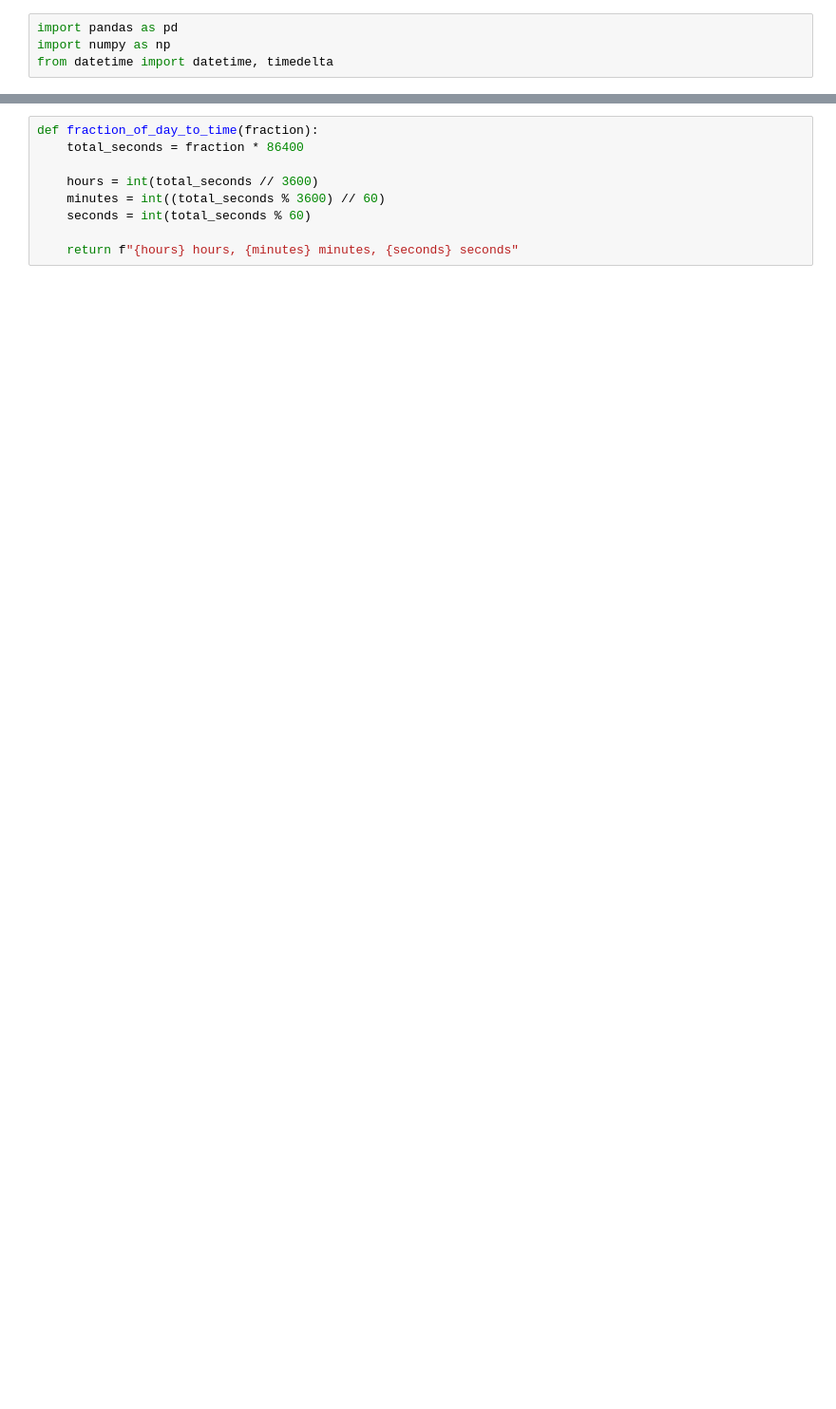
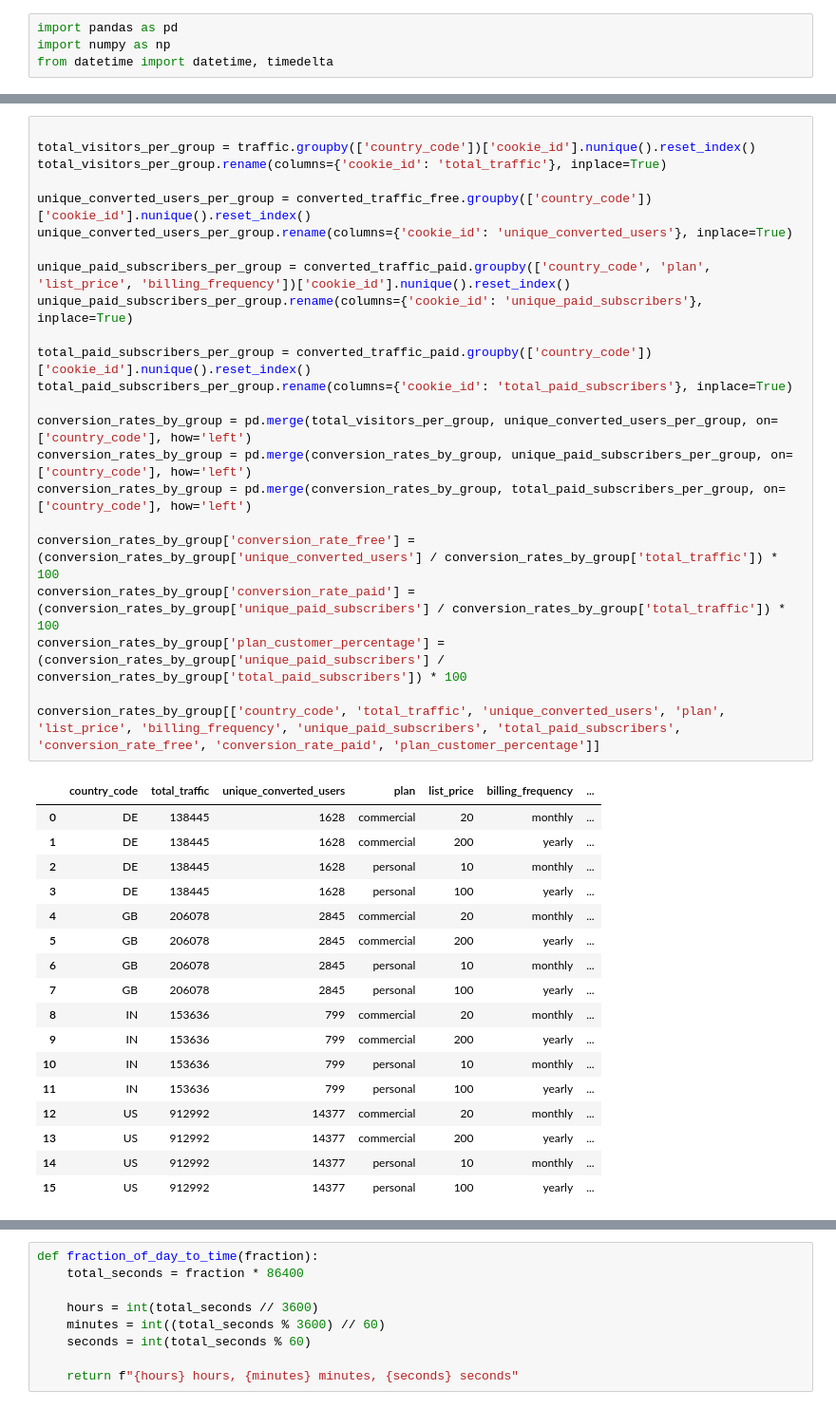
Before and after one commit to Asgil/ES_test_case, a Jupyter notebook: EpidemicSound_test_case.ipynb, the cells around one changed output, grey strips where cells are left out. Shown at 95% size. Drawn from its saved outputs; the diff is of its cells as text; blank space fills up the shorter version.

```diff
--- a/EpidemicSound_test_case.ipynb
+++ b/EpidemicSound_test_case.ipynb
@@ -10,0 +206,41 @@ from datetime import datetime, timedelta
+# %%
+
+total_visitors_per_group = traffic.groupby(['country_code'])['cookie_id'].nunique().reset_index()
+total_visitors_per_group.rename(columns={'cookie_id': 'total_traffic'}, inplace=True)
+
+unique_converted_users_per_group = converted_traffic_free.groupby(['country_code'])['cookie_id'].nunique().reset_index()
+unique_converted_users_per_group.rename(columns={'cookie_id': 'unique_converted_users'}, inplace=True)
+
+unique_paid_subscribers_per_group = converted_traffic_paid.groupby(['country_code', 'plan', 'list_price', 'billing_frequency'])['cookie_id'].nunique().reset_index()
+unique_paid_subscribers_per_group.rename(columns={'cookie_id': 'unique_paid_subscribers'}, inplace=True)
+
+total_paid_subscribers_per_group = converted_traffic_paid.groupby(['country_code'])['cookie_id'].nunique().reset_index()
+total_paid_subscribers_per_group.rename(columns={'cookie_id': 'total_paid_subscribers'}, inplace=True)
+
+conversion_rates_by_group = pd.merge(total_visitors_per_group, unique_converted_users_per_group, on=['country_code'], how='left')
+conversion_rates_by_group = pd.merge(conversion_rates_by_group, unique_paid_subscribers_per_group, on=['country_code'], how='left')
+conversion_rates_by_group = pd.merge(conversion_rates_by_group, total_paid_subscribers_per_group, on=['country_code'], how='left')
+
+conversion_rates_by_group['conversion_rate_free'] = (conversion_rates_by_group['unique_converted_users'] / conversion_rates_by_group['total_traffic']) * 100
+conversion_rates_by_group['conversion_rate_paid'] = (conversion_rates_by_group['unique_paid_subscribers'] / conversion_rates_by_group['total_traffic']) * 100
+conversion_rates_by_group['plan_customer_percentage'] = (conversion_rates_by_group['unique_paid_subscribers'] / conversion_rates_by_group['total_paid_subscribers']) * 100
+
+conversion_rates_by_group[['country_code', 'total_traffic', 'unique_converted_users', 'plan', 'list_price', 'billing_frequency', 'unique_paid_subscribers', 'total_paid_subscribers', 'conversion_rate_free', 'conversion_rate_paid', 'plan_customer_percentage']]
+# %% [output]
+|  | country_code | total_traffic | unique_converted_users | plan | list_price | billing_frequency | ... |
+| 0 | DE | 138445 | 1628 | commercial | 20 | monthly | ... |
+| 1 | DE | 138445 | 1628 | commercial | 200 | yearly | ... |
+| 2 | DE | 138445 | 1628 | personal | 10 | monthly | ... |
+| 3 | DE | 138445 | 1628 | personal | 100 | yearly | ... |
+| 4 | GB | 206078 | 2845 | commercial | 20 | monthly | ... |
+| 5 | GB | 206078 | 2845 | commercial | 200 | yearly | ... |
+| 6 | GB | 206078 | 2845 | personal | 10 | monthly | ... |
+| 7 | GB | 206078 | 2845 | personal | 100 | yearly | ... |
+| 8 | IN | 153636 | 799 | commercial | 20 | monthly | ... |
+| 9 | IN | 153636 | 799 | commercial | 200 | yearly | ... |
+| 10 | IN | 153636 | 799 | personal | 10 | monthly | ... |
+| 11 | IN | 153636 | 799 | personal | 100 | yearly | ... |
+| 12 | US | 912992 | 14377 | commercial | 20 | monthly | ... |
+| 13 | US | 912992 | 14377 | commercial | 200 | yearly | ... |
+| 14 | US | 912992 | 14377 | personal | 10 | monthly | ... |
+| 15 | US | 912992 | 14377 | personal | 100 | yearly | ... |
```
Also changed, not shown: parts of 43 cells of this notebook.
